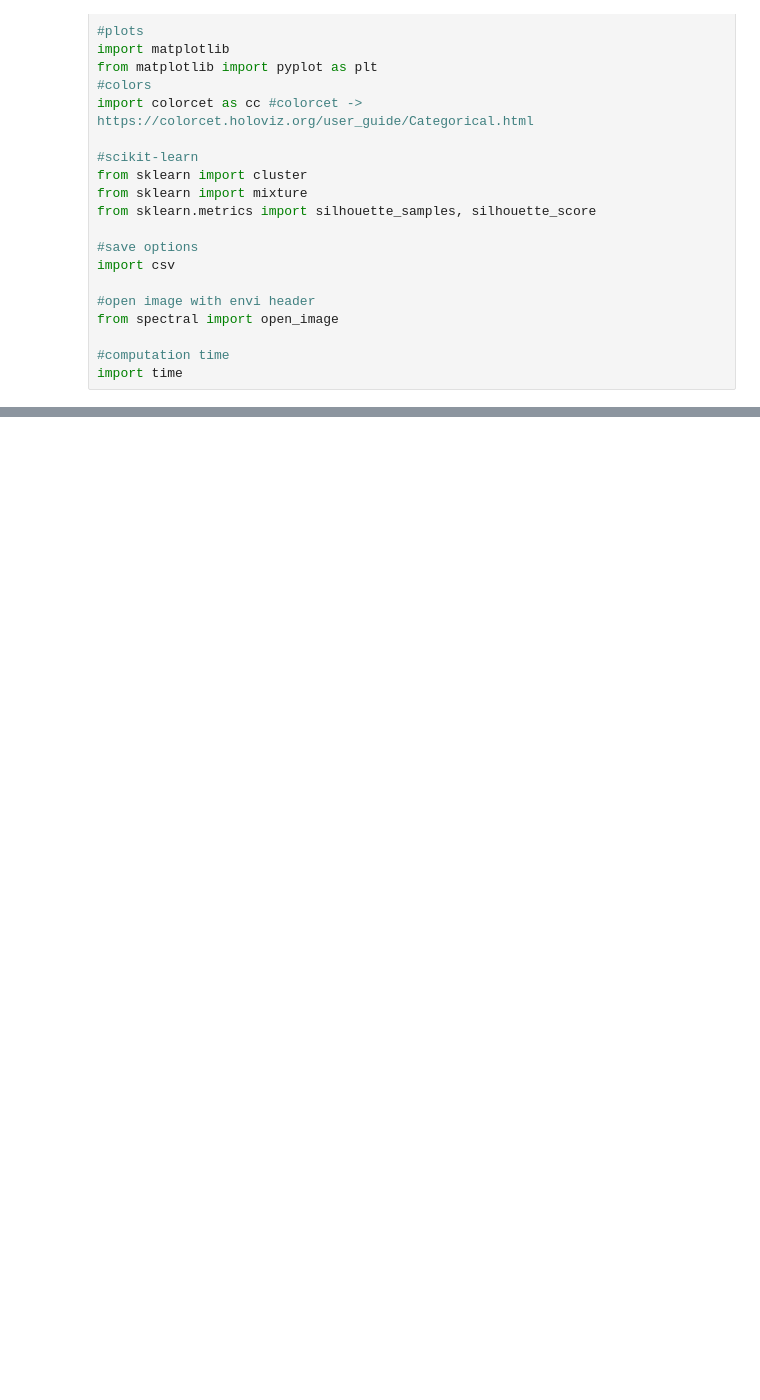
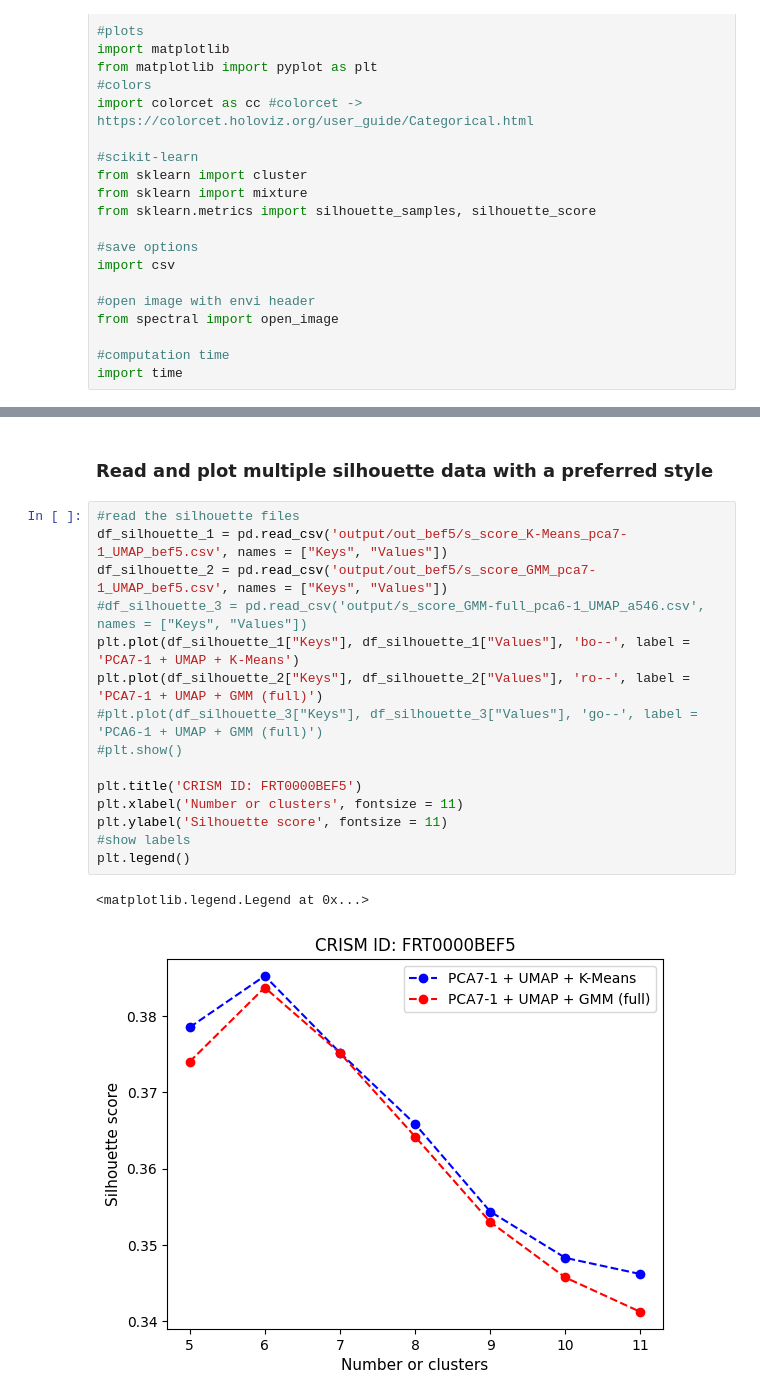
Before and after one commit to beatricebs/CRISM-python-unsupervised-clustering, a Jupyter notebook: Compute_silhouette.ipynb, the cells around one changed output, grey strips where cells are left out. Drawn from its saved outputs; the diff is of its cells as text; blank space fills up the shorter version.

```diff
--- a/Compute_silhouette.ipynb
+++ b/Compute_silhouette.ipynb
@@ -372,0 +129,20 @@ plt.show()
+# %% [markdown]
+### Read and plot multiple silhouette data with a preferred style
+# %%
+#read the silhouette files
+df_silhouette_1 = pd.read_csv('output/out_bef5/s_score_K-Means_pca7-1_UMAP_bef5.csv', names = ["Keys", "Values"])
+df_silhouette_2 = pd.read_csv('output/out_bef5/s_score_GMM_pca7-1_UMAP_bef5.csv', names = ["Keys", "Values"])
+#df_silhouette_3 = pd.read_csv('output/s_score_GMM-full_pca6-1_UMAP_a546.csv', names = ["Keys", "Values"])
+plt.plot(df_silhouette_1["Keys"], df_silhouette_1["Values"], 'bo--', label = 'PCA7-1 + UMAP + K-Means')
+plt.plot(df_silhouette_2["Keys"], df_silhouette_2["Values"], 'ro--', label = 'PCA7-1 + UMAP + GMM (full)')
+#plt.plot(df_silhouette_3["Keys"], df_silhouette_3["Values"], 'go--', label = 'PCA6-1 + UMAP + GMM (full)')
+#plt.show()
+
+plt.title('CRISM ID: FRT0000BEF5')
+plt.xlabel('Number or clusters', fontsize = 11)
+plt.ylabel('Silhouette score', fontsize = 11)
+#show labels
+plt.legend()
+# %% [output]
+<matplotlib.legend.Legend at 0x...>
+[figure, added]
```
Also changed, not shown: parts of 27 cells of this notebook, 12 other files.
